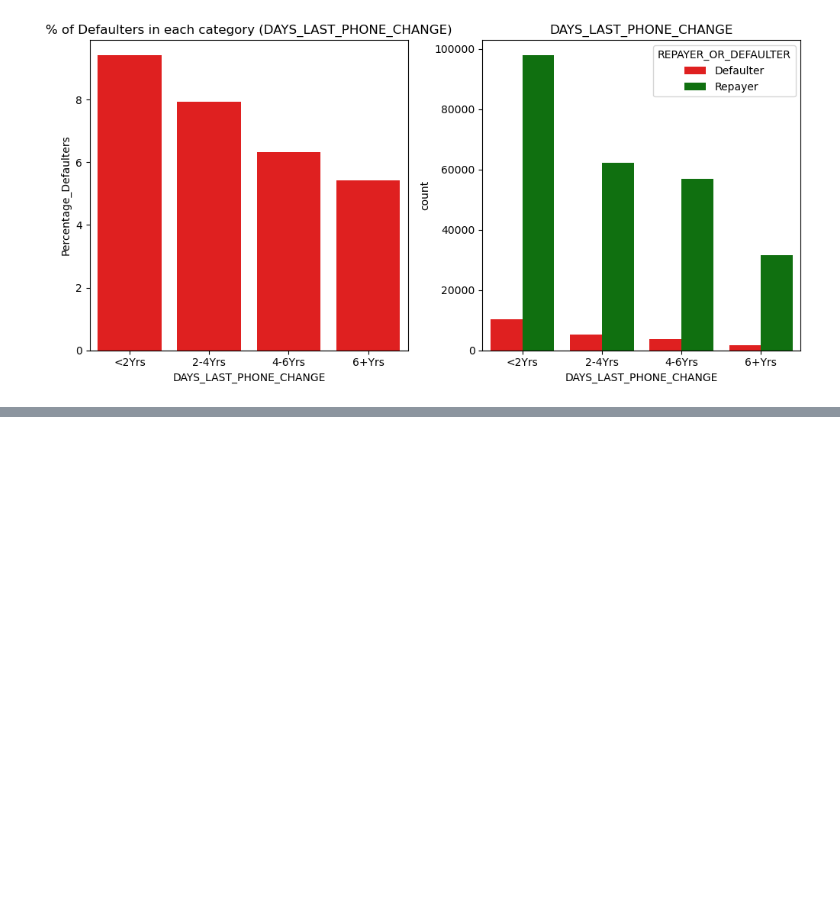
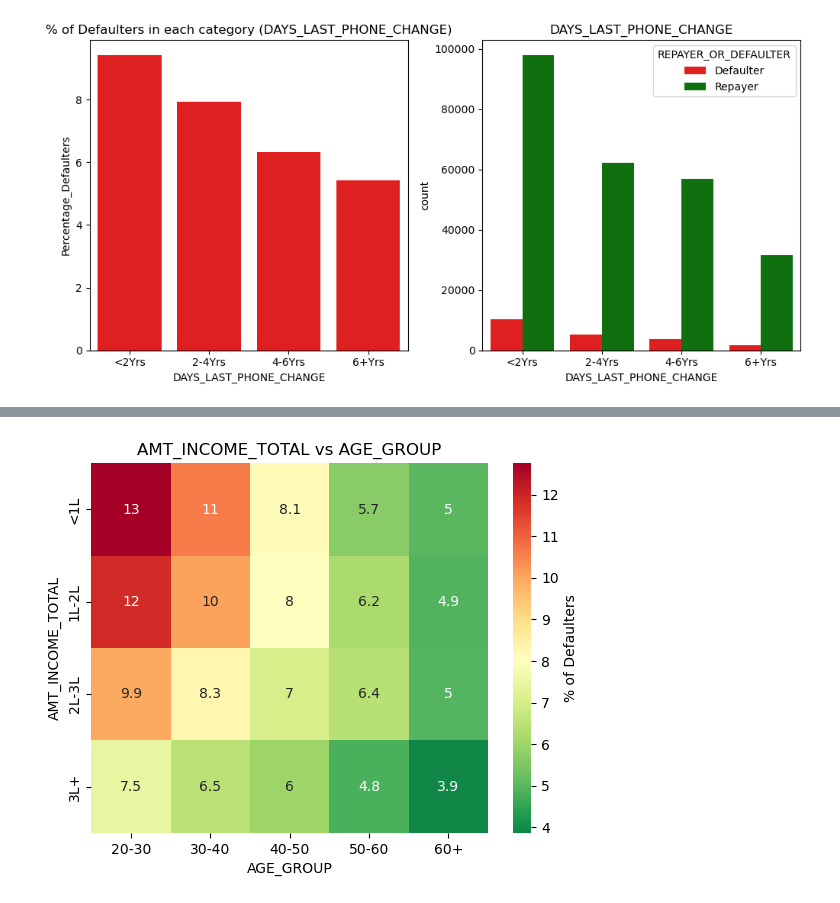
Before and after one commit to Punya-B-R/loan-approval-risk-analysis, a Jupyter notebook: Bank-Loan.ipynb, the cells around one changed output, grey strips where cells are left out. Cells and saved outputs as stored; diff of their text form; code cells hidden in the pictures; blank space fills up the shorter version.

```diff
--- a/Bank-Loan.ipynb
+++ b/Bank-Loan.ipynb
@@ -478,0 +479,4 @@ app_heatmap('AMT_INCOME_TOTAL', 'NAME_EDUCATION_TYPE')
+# %%
+app_heatmap('AMT_INCOME_TOTAL', 'AGE_GROUP')
+# %% [output]
+[figure, added]
```
Also changed, not shown: parts of 10 cells of this notebook.
